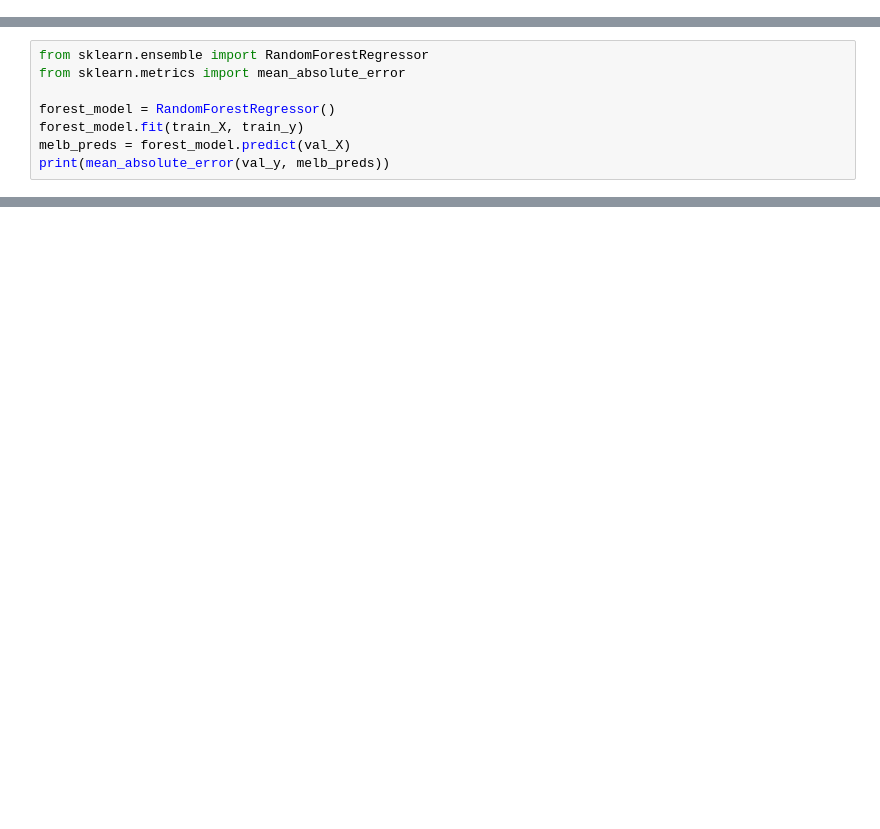
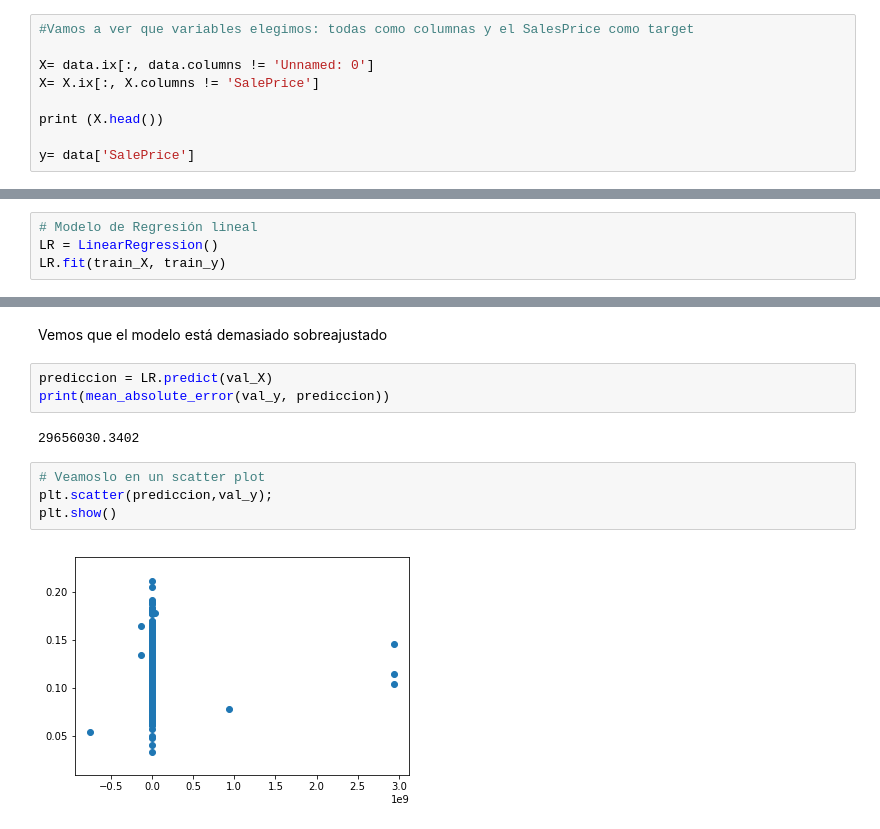
Before and after one commit to mmartglez/python_machine_learning, a Jupyter notebook: 1. Introduction to regression.ipynb, the cells around one changed output, grey strips where cells are left out. Saved outputs shown, nothing was run; the diff lists cells and outputs as text; blank space fills up the shorter version.

```diff
--- a/4. Random Forest con NA imputation.ipynb
+++ b/1. Introduction to regression.ipynb
@@ -70,0 +50,9 @@ Name: SalePrice, dtype: float64
+# %%
+#Vamos a ver que variables elegimos: todas como columnas y el SalesPrice como target
+
+X= data.ix[:, data.columns != 'Unnamed: 0']
+X= X.ix[:, X.columns != 'SalePrice']
+
+print (X.head())
+
+y= data['SalePrice']
@@ -87,8 +108,0 @@ train_X, val_X, train_y, val_y = train_test_split(X, y,random_state = 0)
-# %%
-from sklearn.ensemble import RandomForestRegressor
-from sklearn.metrics import mean_absolute_error
-
-forest_model = RandomForestRegressor()
-forest_model.fit(train_X, train_y)
-melb_preds = forest_model.predict(val_X)
-print(mean_absolute_error(val_y, melb_preds))
@@ -200,0 +109,4 @@ Mean Absolute Error from Imputation while Track What Was Imputed:
+# %%
+# Modelo de Regresión lineal
+LR = LinearRegression()
+LR.fit(train_X, train_y)
@@ -200,0 +126,13 @@ Mean Absolute Error from Imputation while Track What Was Imputed:
+# %% [markdown]
+Vemos que el modelo está demasiado sobreajustado
+# %%
+prediccion = LR.predict(val_X)
+print(mean_absolute_error(val_y, prediccion))
+# %% [output]
+29656030.3402
+# %%
+# Veamoslo en un scatter plot
+plt.scatter(prediccion,val_y);
+plt.show()
+# %% [output]
+[figure, added]
```
Also changed, not shown: parts of 21 cells of this notebook, 2 other files.
